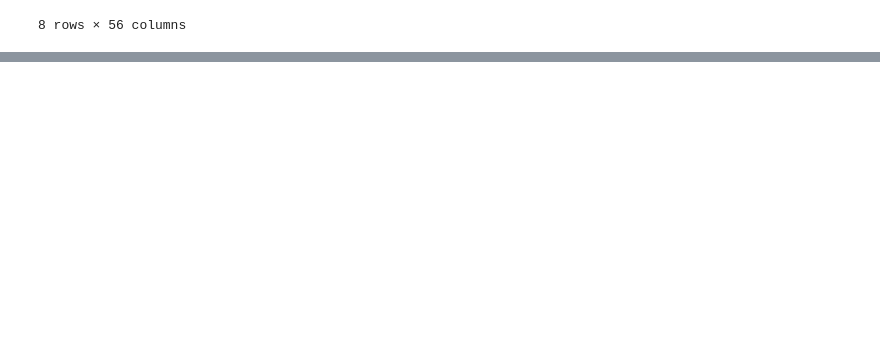
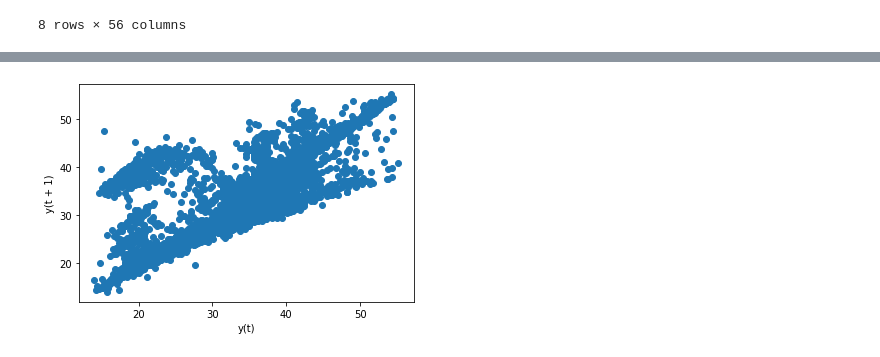
Before and after one commit to ehlimana/EMS, a Jupyter notebook: Creating features.ipynb, the cells around one changed output, grey strips where cells are left out. Saved outputs shown, nothing was run; the diff lists cells and outputs as text; code cells hidden in the pictures; blank space fills up the shorter version.

```diff
--- a/Creating features.ipynb
+++ b/Creating features.ipynb
@@ -50,0 +125,7 @@ file[:46].describe()
+# %%
+series = file["Kalorimetar 1 39024788Temp.pov.voda (°C)"]
+
+lag_plot(series)
+pyplot.show()
+# %% [output]
+[figure, added]
```
Also changed, not shown: parts of 9 cells of this notebook, 1 other file.
